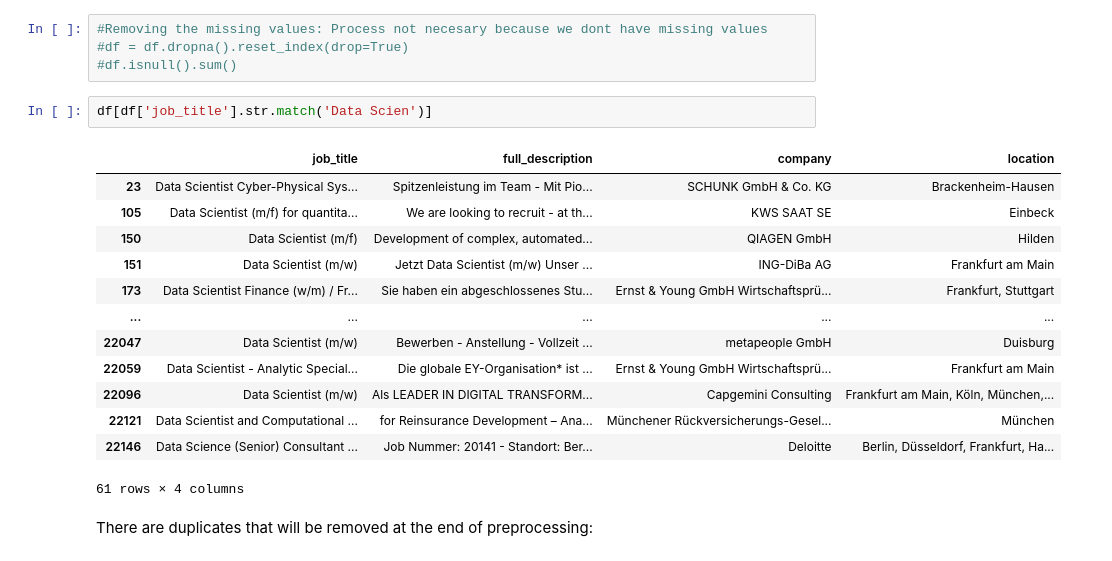
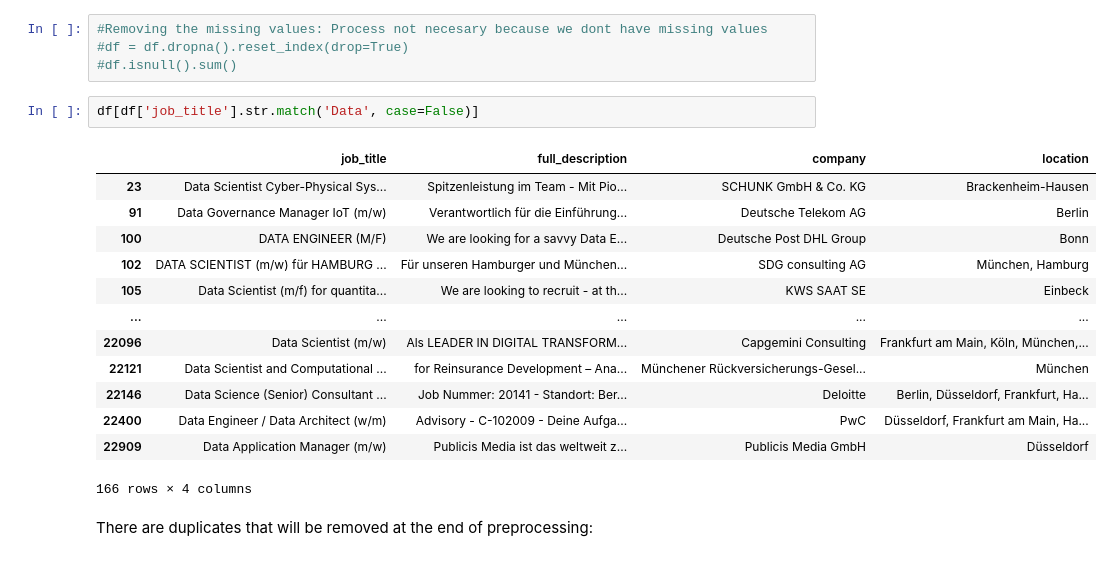
Before and after one commit to hoopii/Word_Embeddings_Word2Vec, a Jupyter notebook: Word_Embeddings_job_skillset.ipynb, the cells around one changed output. Cells and saved outputs as stored; diff of their text form.

```diff
--- a/Word_Embeddings_job_skillset.ipynb
+++ b/Word_Embeddings_job_skillset.ipynb
@@ -76,21 +75,21 @@ dtype: int64
 #df = df.dropna().reset_index(drop=True)
 #df.isnull().sum()
 # %%
-df[df['job_title'].str.match('Data Scien')]
+df[df['job_title'].str.match('Data', case=False)]
 # %% [output]
 |  | job_title | full_description | company | location |
 | 23 | Data Scientist Cyber-Physical Sys... | Spitzenleistung im Team - Mit Pio... | SCHUNK GmbH & Co. KG | Brackenheim-Hausen |
+| 91 | Data Governance Manager IoT (m/w) | Verantwortlich für die Einführung... | Deutsche Telekom AG | Berlin |
+| 100 | DATA ENGINEER (M/F) | We are looking for a savvy Data E... | Deutsche Post DHL Group | Bonn |
+| 102 | DATA SCIENTIST (m/w) für HAMBURG ... | Für unseren Hamburger und München... | SDG consulting AG | München, Hamburg |
 | 105 | Data Scientist (m/f) for quantita... | We are looking to recruit - at th... | KWS SAAT SE | Einbeck |
-| 150 | Data Scientist (m/f) | Development of complex, automated... | QIAGEN GmbH | Hilden |
-| 151 | Data Scientist (m/w) | Jetzt Data Scientist (m/w) Unser ... | ING-DiBa AG | Frankfurt am Main |
-| 173 | Data Scientist Finance (w/m) / Fr... | Sie haben ein abgeschlossenes Stu... | Ernst & Young GmbH Wirtschaftsprü... | Frankfurt, Stuttgart |
 | ... | ... | ... | ... | ... |
-| 22047 | Data Scientist (m/w) | Bewerben - Anstellung - Vollzeit ... | metapeople GmbH | Duisburg |
-| 22059 | Data Scientist - Analytic Special... | Die globale EY-Organisation* ist ... | Ernst & Young GmbH Wirtschaftsprü... | Frankfurt am Main |
 | 22096 | Data Scientist (m/w) | Als LEADER IN DIGITAL TRANS­FOR­M... | Capgemini Consulting | Frankfurt am Main, Köln, München,... |
 | 22121 | Data Scientist and Computational ... | for Reinsurance Development – Ana... | Münchener Rückversicherungs-Gesel... | München |
 | 22146 | Data Science (Senior) Consultant ... | Job Nummer: 20141 - Standort: Ber... | Deloitte | Berlin, Düsseldorf, Frankfurt, Ha... |
+| 22400 | Data Engineer / Data Architect (w/m) | Advisory - C-102009 - Deine Aufga... | PwC | Düsseldorf, Frankfurt am Main, Ha... |
+| 22909 | Data Application Manager (m/w) | Publicis Media ist das weltweit z... | Publicis Media GmbH | Düsseldorf |
-61 rows × 4 columns
+166 rows × 4 columns
 # %% [markdown]
 There are duplicates that will be removed at the end of preprocessing:
 # %%
```
Also changed, not shown: parts of 18 cells of this notebook, 1 other file.
